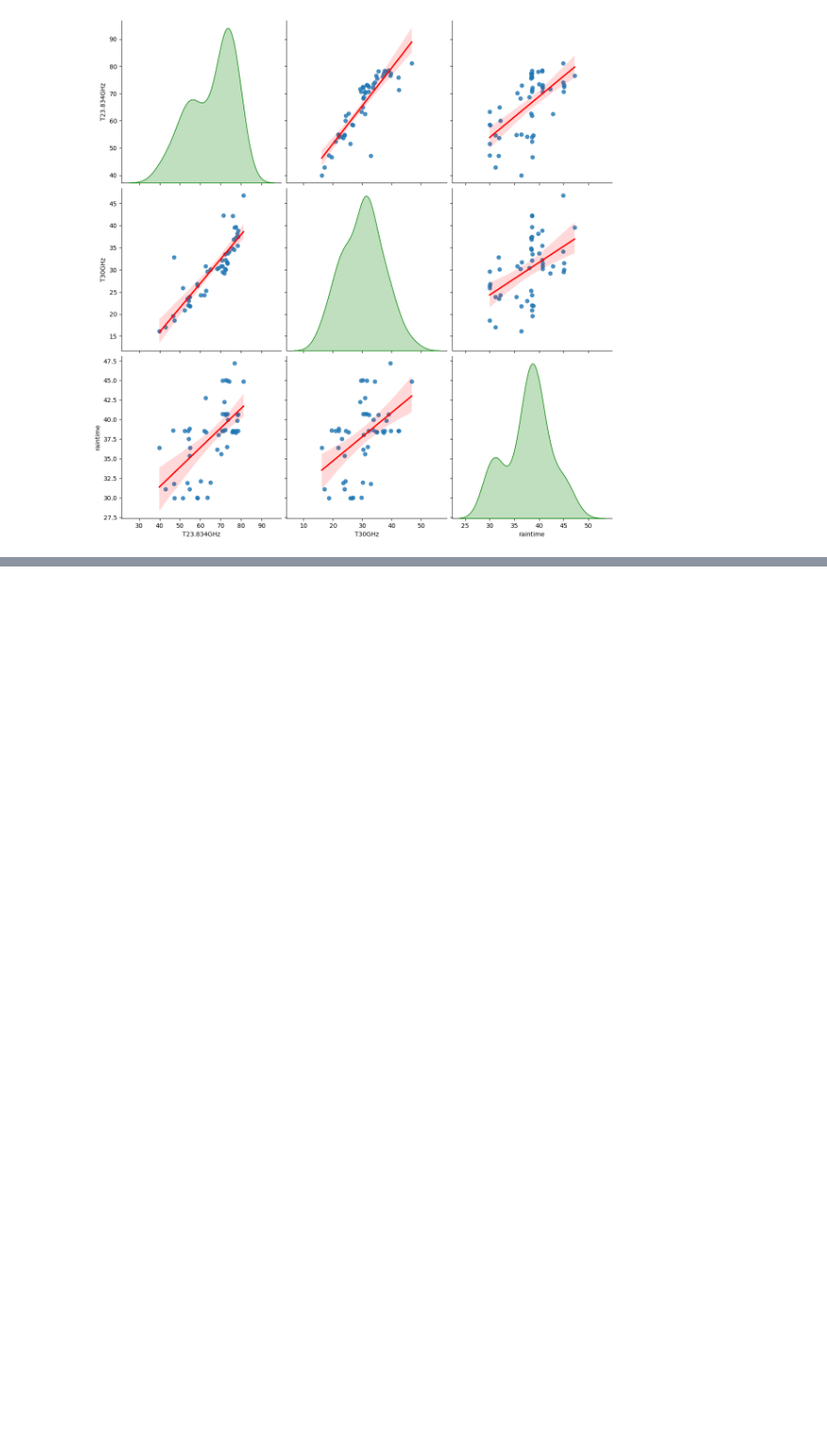
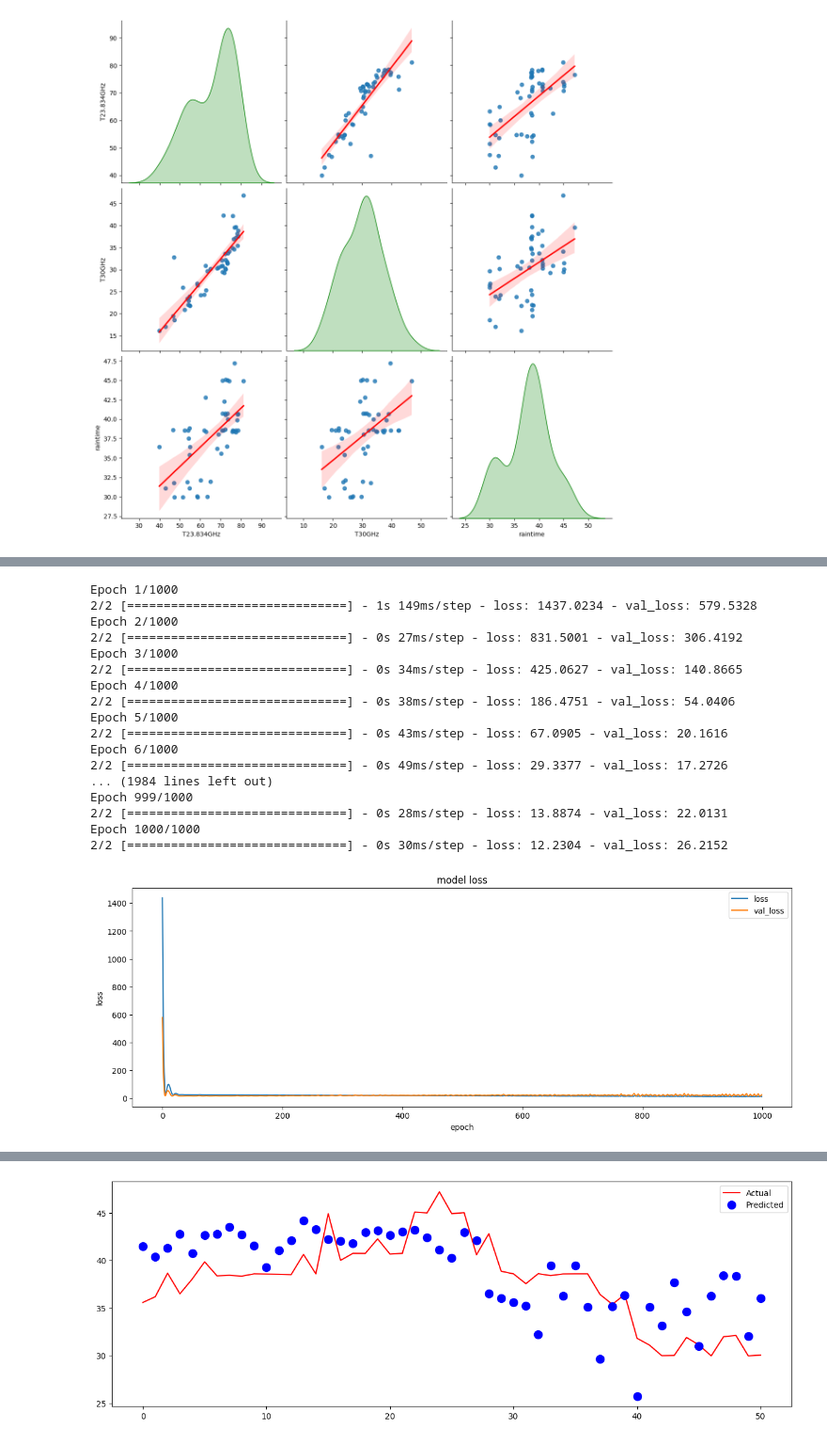
Before and after one commit to rajsahu2004/Radiometric-Method-Project, a Jupyter notebook: code.ipynb, the cells around one changed output, grey strips where cells are left out. Shown: that part at 94% size. Cells and saved outputs as stored; diff of their text form; code cells hidden in the pictures; blank space fills up the shorter version.

```diff
--- a/code.ipynb
+++ b/code.ipynb
@@ -141,0 +166,52 @@ yTrain = data['raintime']
+# %%
+nueralModel = Sequential([
+        Dense(2,activation='linear',input_shape=(2,)),
+        Dense(1,activation='relu')
+    ]
+)
+nueralModel.compile(
+    optimizer=Adam(learning_rate=0.02),
+    loss='mean_squared_error'
+)
+neuralHistory = nueralModel.fit(
+    xTrain,
+    yTrain,
+    epochs=1000,
+    batch_size=32,
+    validation_split=0.2
+)
+plt.figure(figsize=(15,5))
+plt.plot(neuralHistory.history['loss'],label='loss')
+plt.plot(neuralHistory.history['val_loss'],label='val_loss')
+plt.title('model loss')
+plt.ylabel('loss')
+plt.xlabel('epoch')
+plt.legend()
+plt.savefig('plots/NeuralLoss.png',dpi=450)
+plt.show()
+neuralPrediction = nueralModel.predict(xTrain)
+plt.figure(figsize=(15,5))
+plt.plot(yTrain,label='Actual',color='red',markersize=10)
+plt.plot(neuralPrediction,'o',label='Predicted',color='blue',markersize=10)
+plt.legend()
+plt.savefig('plots/NeuralRegression.png',dpi=450)
+plt.show()
+# %% [output]
+Epoch 1/1000
+2/2 [==============================] - 1s 149ms/step - loss: 1437.0234 - val_loss: 579.5328
+Epoch 2/1000
+2/2 [==============================] - 0s 27ms/step - loss: 831.5001 - val_loss: 306.4192
+Epoch 3/1000
+2/2 [==============================] - 0s 34ms/step - loss: 425.0627 - val_loss: 140.8665
+Epoch 4/1000
+2/2 [==============================] - 0s 38ms/step - loss: 186.4751 - val_loss: 54.0406
+Epoch 5/1000
+2/2 [==============================] - 0s 43ms/step - loss: 67.0905 - val_loss: 20.1616
+Epoch 6/1000
+2/2 [==============================] - 0s 49ms/step - loss: 29.3377 - val_loss: 17.2726
+... (1984 lines left out)
+Epoch 999/1000
+2/2 [==============================] - 0s 28ms/step - loss: 13.8874 - val_loss: 22.0131
+Epoch 1000/1000
+2/2 [==============================] - 0s 30ms/step - loss: 12.2304 - val_loss: 26.2152
+[figure, added]
@@ -141,0 +219 @@ yTrain = data['raintime']
+[figure, added]
```
Also changed, not shown: parts of 10 cells of this notebook, 8 other files.
